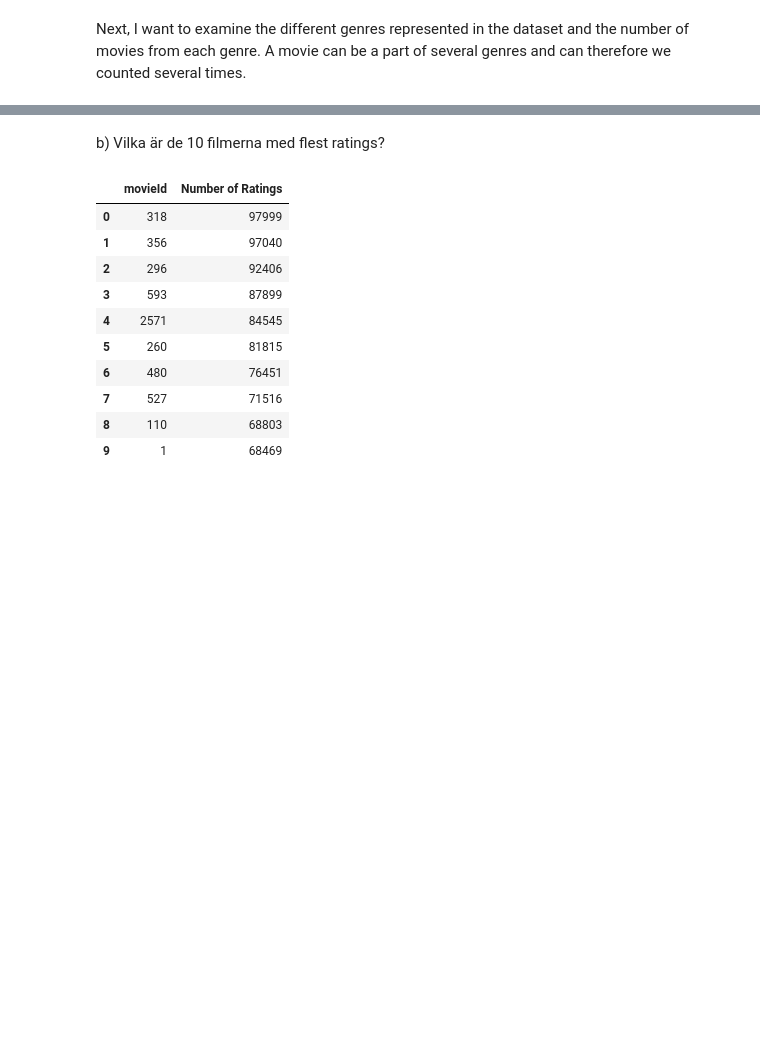
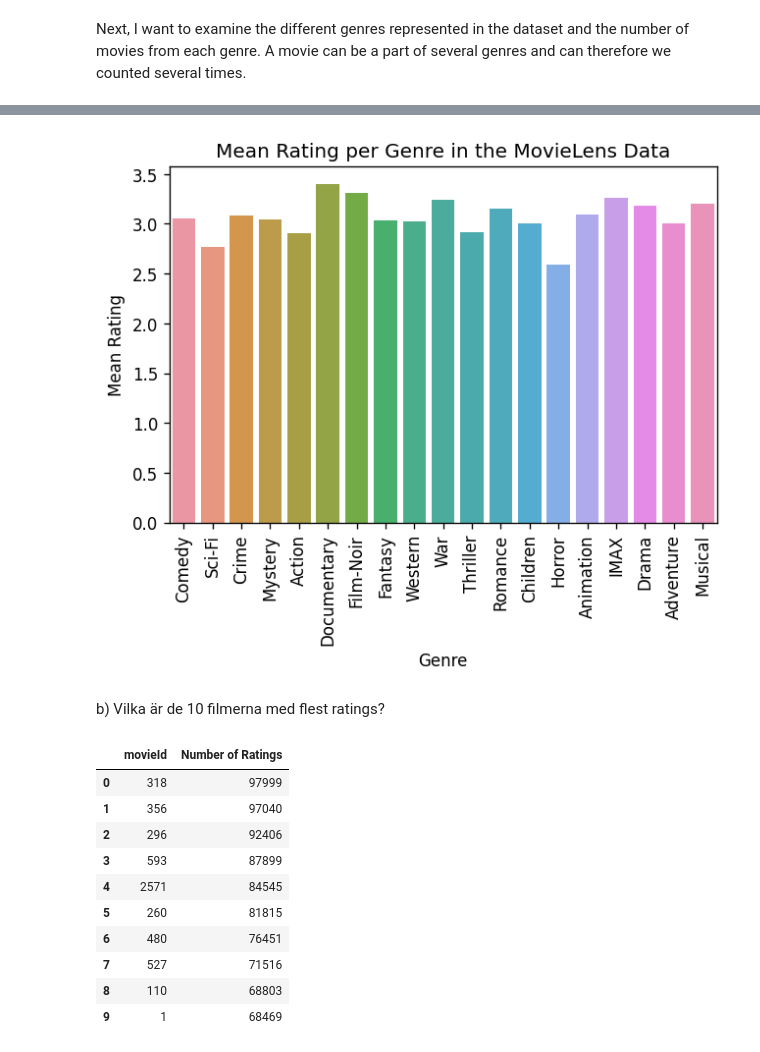
Before and after one commit to Anna-MariaSjolund/Machine-learning, a Jupyter notebook: labs/lab_movie_recommendations.ipynb, the cells around one changed output, grey strips where cells are left out. Cells and saved outputs as stored; diff of their text form; code cells hidden in the pictures; blank space fills up the shorter version.

```diff
--- a/labs/lab_movie_recommendations.ipynb
+++ b/labs/lab_movie_recommendations.ipynb
@@ -15,9 +18,6 @@ utan försök undersöka fler aspekter av datan.
 # %%
 movies = pd.read_csv("../../Data/ml-latest/movies.csv")
 ratings = pd.read_csv("../../Data/ml-latest/ratings.csv")
-# %%
-ratings = ratings.drop("timestamp", axis=1)
-ratings = ratings.astype({"userId": np.int32, "movieId": np.int32, "rating": np.float32})
 # %%
 ratings.info()
 # %% [output]
@@ -158,0 +120,16 @@ _ = ax.set(title="Genres Represented in the MovieLens Data", ylabel="Number of M
+# %%
+mean_ratings = pd.DataFrame(ratings["rating"].groupby(ratings["movieId"]).mean()).reset_index() # Calculates mean rating for each movie
+mean_ratings = mean_ratings.merge(movies, how="left", on="movieId") # Add title and genre
+means = [] # List to save the mean values for each genre
+
+for genre in unique_genres: # Loops through the unique genres from above
+    temp = pd.DataFrame({"movieId":mean_ratings["movieId"],
+                        "Mean_rating":mean_ratings["rating"],
+                        "Contains_value":mean_ratings["genres"].str.contains(genre)}) #Check if the string contains the genre or not
+
+    temp = pd.DataFrame(temp["Mean_rating"].groupby(temp["Contains_value"]).mean().reset_index()) # Return the mean rating, based on the specific genre (value is True)
+
+    means.append(temp["Mean_rating"][1]) # [1] is the second row in the dataframe, Contains_value is True
+
+genres_rating = pd.DataFrame({"Genre":unique_genres, "Mean Rating":means})
+genres_rating
@@ -159,3 +154,11 @@ _ = ax.set(title="Genres Represented in the MovieLens Data", ylabel="Number of M
+# %%
+fig = plt.figure(dpi=120)
+ax = sns.barplot(x=genres_rating["Genre"], y=genres_rating["Mean Rating"])
+
+_ = ax.set_xticklabels(ax.get_xticklabels(), rotation = 90)
+_ = ax.set(title="Mean Rating per Genre in the MovieLens Data")
+# %% [output]
+[figure, added]
 # %% [markdown]
 b) Vilka är de 10 filmerna med flest ratings?
 # %%
```
Also changed, not shown: parts of 62 cells of this notebook, 1 other file.
